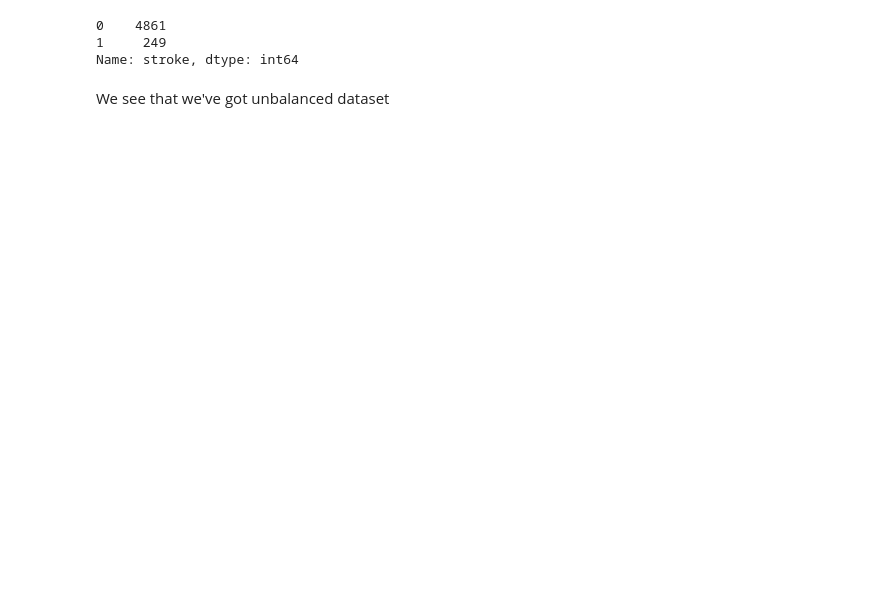
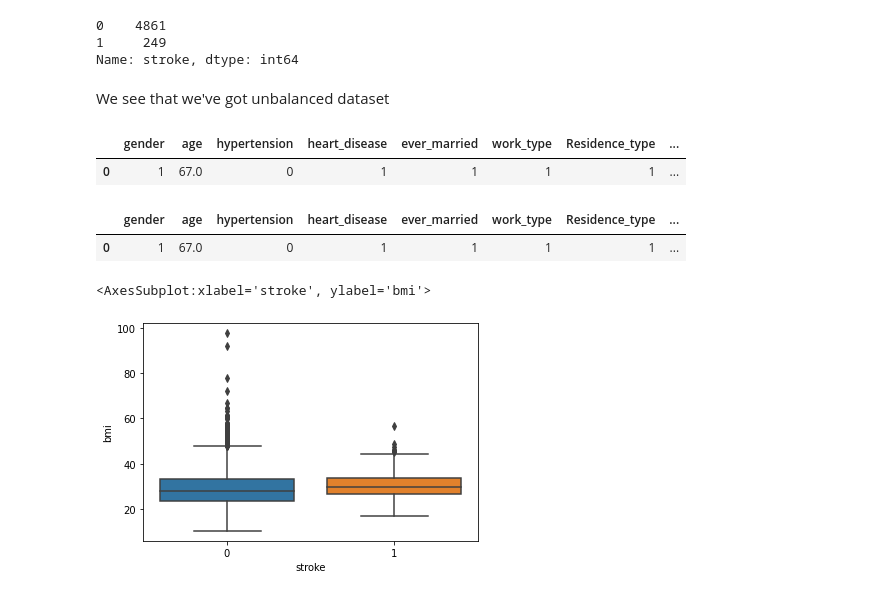
Before and after one commit to AtaKolev/Stroke_Prediction, a Jupyter notebook: analysis.ipynb, the cells around one changed output. Cells and saved outputs as stored; diff of their text form; code cells hidden in the pictures; blank space fills up the shorter version.

```diff
--- a/analysis.ipynb
+++ b/analysis.ipynb
@@ -100,3 +131,18 @@ df.stroke.value_counts()
 Name: stroke, dtype: int64
 # %% [markdown]
 We see that we've got unbalanced dataset
+# %%
+df_mean.head(1)
+# %% [output]
+|  | gender | age | hypertension | heart_disease | ever_married | work_type | Residence_type | ... |
+| 0 | 1 | 67.0 | 0 | 1 | 1 | 1 | 1 | ... |
+# %%
+df_nona.head(1)
+# %% [output]
+|  | gender | age | hypertension | heart_disease | ever_married | work_type | Residence_type | ... |
+| 0 | 1 | 67.0 | 0 | 1 | 1 | 1 | 1 | ... |
+# %%
+sns.boxplot(x = df_nona['stroke'], y = df_nona['bmi'])
+# %% [output]
+<AxesSubplot:xlabel='stroke', ylabel='bmi'>
+[figure, added]
```
Also changed, not shown: parts of 23 cells of this notebook, 2 other files.
